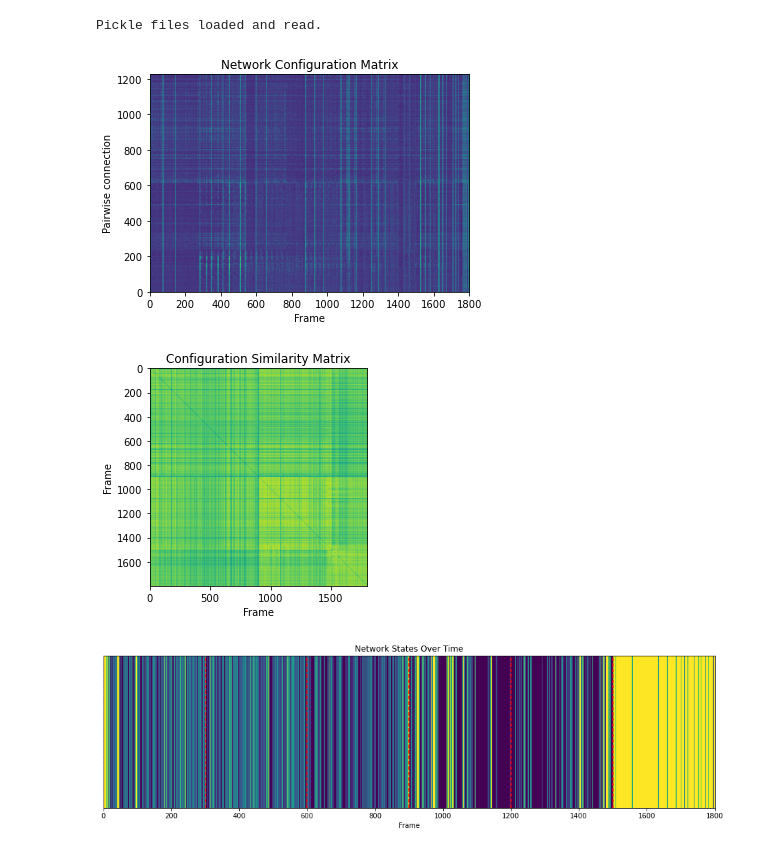
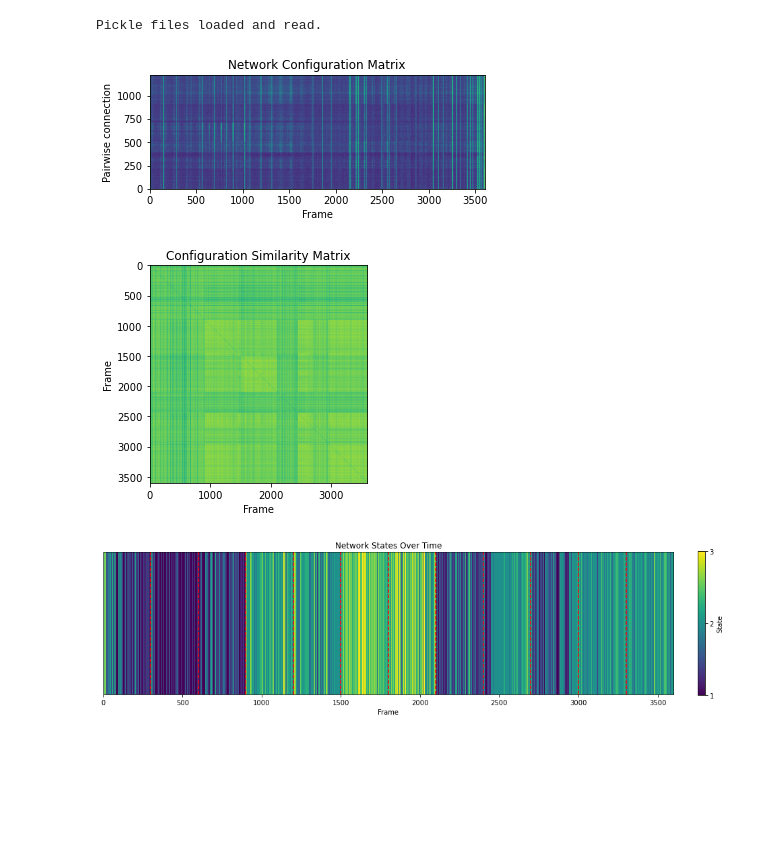
Before and after one commit to ianzyong/network-states, a Jupyter notebook: notebooks/HUP116_configuration.ipynb, the cells around one changed output. Cells and saved outputs as stored; diff of their text form; code cells hidden in the pictures; blank space fills up the shorter version.

```diff
--- a/notebooks/HUP116_configuration.ipynb
+++ b/notebooks/HUP116_configuration.ipynb
@@ -50,8 +50,17 @@ pandas version: 1.1.3
 All modules imported.
 # %%
 # load in pickle files, unpickle as needed
+#pickle_dir = '/mnt/local/gdrive/public/USERS/ianzyong/network-states/data/sub-RID0175/connectivity_matrices/functional/eeg/state_detection'
 pickle_dir = '/mnt/local/gdrive/public/USERS/ianzyong/network-states/data/sub-RID0175/connectivity_matrices/functional/eeg'
 files = os.listdir(pickle_dir)
+
+# only consider pickle files
+k = 0
+while k < len(files):
+    if files[k][-7:] != ".pickle":
+        files.pop(k)
+    else:
+        k = k+1
 
 # get start times
 start_times = [int(re.findall(r'[0-9]+', f)[2]) for f in files]
@@ -64,7 +73,7 @@ sorted_files = [x for _,x in sorted(zip(start_times,files))]
 # load in connectivity matrices
 pickle_data = [pd.read_pickle("{}/{}".format(pickle_dir,f)) for f in sorted_files]
 
-band = 0 # band to run calculations on
+band = 1 # band to run calculations on
 
 for k in range(len(pickle_data)):
         pickle_data[k][band] = np.moveaxis(pickle_data[k][band],-1,0) # make the first axis the time axis
@@ -75,10 +84,14 @@ Pickle files loaded and read.
 # %%
 # concatenate connectivity data over a pre-ictal period
 start = 66; # start index
-end = 71; # end index
+end = 77; # end index
 patient_matrices = pickle_data[start][band]
 for k in range(start+1,end+1):
     patient_matrices = np.concatenate((patient_matrices,pickle_data[k][band]))
+
+#patient_matrices = pickle_data[70][band]
+#for k in [71,89,90,93,94]:
+#    patient_matrices = np.concatenate((patient_matrices,pickle_data[k][band]))
 
 # visualize configuration
 #plt.imshow(patient_matrices[0], extent=[0, patient_matrices[0].shape[0], 0, patient_matrices[0].shape[1]])
@@ -108,7 +121,7 @@ plt.xlabel("Frame")
 plt.ylabel("Pairwise connection")
 plt.show()
 # %% [output]
-[figure, old version]
+[figure, new version]
 # %%
 # calculate configuration similarity
 # initialize array
@@ -124,20 +137,22 @@ plt.ylabel("Frame")
 plt.imshow(config_sim)
 plt.show()
 # %% [output]
-[figure, old version]
+[figure, new version]
 # %%
-sample_length = 300 # length of each sample in frames
+sample_length = 300 # length of each sample in frames, for drawing dividing lines
 # extract communities
-config_comm = np.reshape(bct.community_louvain(config_sim)[0],(1,-1))
+config_comm = np.reshape(bct.community_louvain(config_sim,1,range(1,config_sim.shape[0]+1),'negative_asym')[0],(1,-1))
 # plot states over time
 fig=plt.figure(figsize=(16,16))
-plt.imshow(config_comm, extent=[0, config_comm[0].shape[0], 0, config_comm[0].shape[0]/4])
+ax = plt.gca()
+pos = ax.imshow(config_comm, extent=[0, config_comm[0].shape[0], 0, config_comm[0].shape[0]/4])
+clb = fig.colorbar(pos, ax=ax, fraction=0.012, pad=0.04, ticks=[1,2,3])
+clb.set_label('State')
 plt.title("Network States Over Time")
 plt.xlabel("Frame")
-ax = plt.gca()
 ax.axes.yaxis.set_visible(False)
-for k in range(0,config_comm[0].shape[0],sample_length):
+for k in range(sample_length,config_comm[0].shape[0],sample_length):
     plt.axvline(x=k, ls='--', color='red')
 plt.show()
 # %% [output]
-[figure, old version]
+[figure, new version]
```
Also changed, not shown: parts of 1 cell of this notebook.
